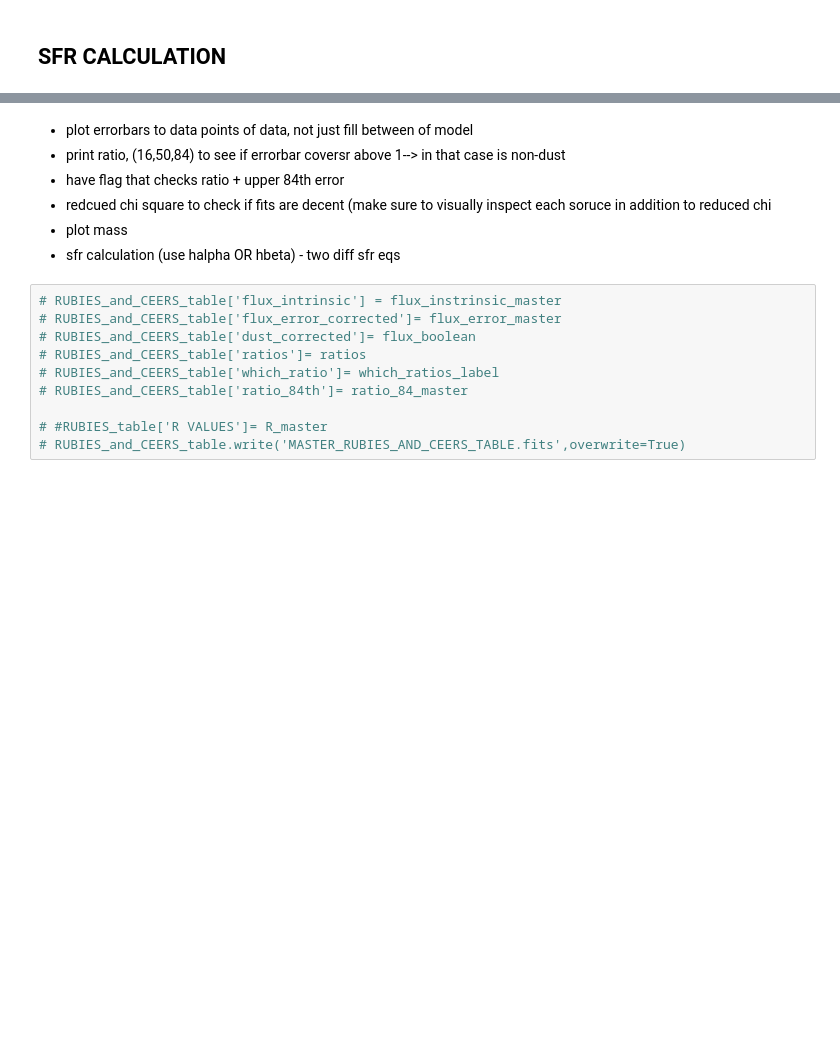
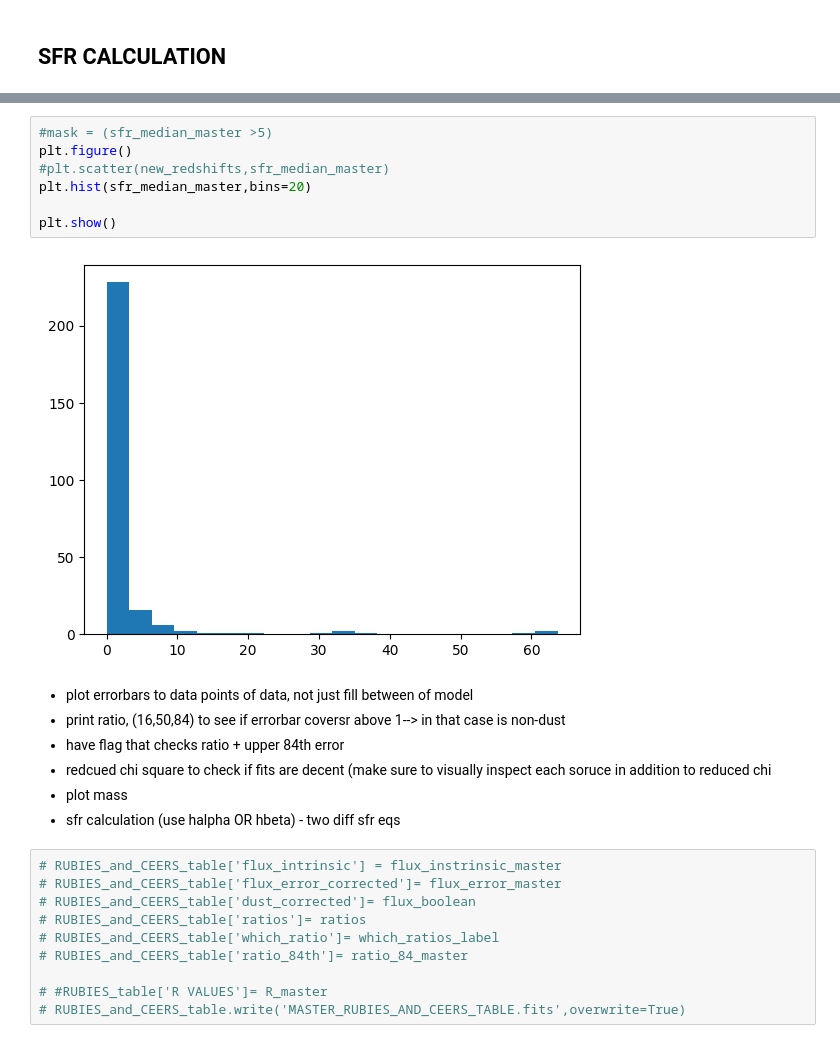
Before and after one commit to lipikachatur/VIP, a Jupyter notebook: (6) star formation rate.ipynb, the cells around one changed output, grey strips where cells are left out. Saved outputs shown, nothing was run; the diff lists cells and outputs as text; blank space fills up the shorter version.

```diff
--- a/(6) star formation rate.ipynb
+++ b/(6) star formation rate.ipynb
@@ -434,3 +808,12 @@ for x in sfr:
+# %%
+#mask = (sfr_median_master >5)
+plt.figure()
+#plt.scatter(new_redshifts,sfr_median_master)
+plt.hist(sfr_median_master,bins=20)
+
+plt.show()
+# %% [output]
+[figure, added]
 # %% [markdown]
 - plot errorbars to data points of data, not just fill between of model
 - print ratio, (16,50,84) to see if errorbar coversr above 1--> in that case is non-dust
```
Also changed, not shown: parts of 8 cells of this notebook, 1 other file.
